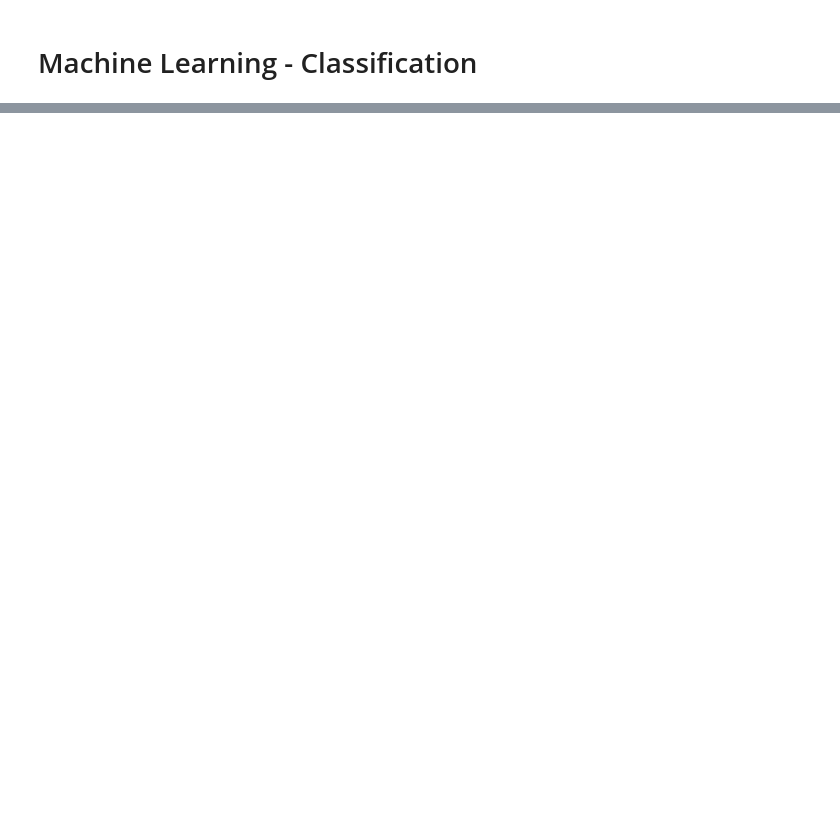
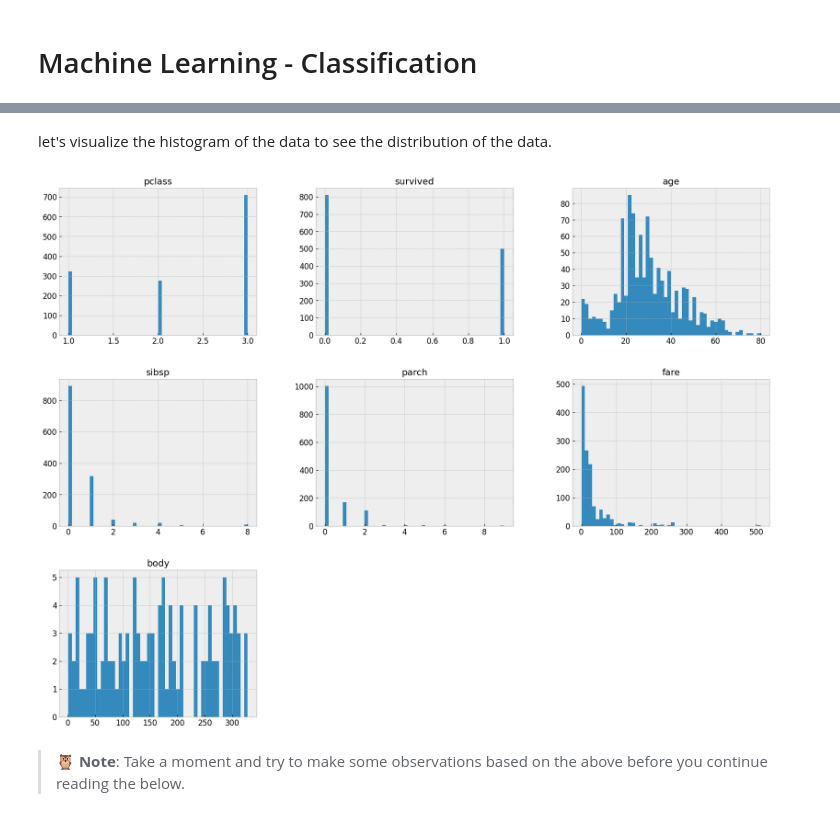
Before and after one commit to IT4063C-Fall22/Sandbox, a Jupyter notebook: modules/5.classification/sandbox.ipynb, the cells around one changed output, grey strips where cells are left out. Cells and saved outputs as stored; diff of their text form; code cells hidden in the pictures; blank space fills up the shorter version.

Commit message:
up to data splitting

```diff
--- a/modules/5.classification/sandbox.ipynb
+++ b/modules/5.classification/sandbox.ipynb
@@ -2,0 +12,30 @@
+# %%
+# in this cell, we'll import all the libraries and packages we'll need in this tutorial.
+
+# Python ≥3.10 is required
+import sys
+assert sys.version_info >= (3, 10)
+
+# Common imports
+import numpy as np
+import pandas as pd
+import os
+
+# Scikit Learn imports
+from sklearn.preprocessing import PolynomialFeatures
+from sklearn.linear_model import LinearRegression
+from sklearn.pipeline import make_pipeline
+
+# To plot pretty figures
+%matplotlib inline
+import matplotlib as mpl
+import matplotlib.pyplot as plt
+import seaborn as sns
+
+mpl.rc('axes', labelsize=14)
+mpl.rc('xtick', labelsize=12)
+mpl.rc('ytick', labelsize=12)
+plt.style.use("bmh")
+
+# to make this notebook's output stable across runs
+np.random.seed(42)
@@ -14,0 +99,10 @@ titanic.head()
+# %% [markdown]
+let's visualize the histogram of the data to see the distribution of the data.
+# %%
+# REMEMBER: number of bins indicate the number if intervals we want to divide our data into
+titanic.hist(bins=50, figsize=(20,15))
+plt.show()
+# %% [output]
+[figure, added]
+# %% [markdown]
+> 🦉 **Note**: Take a moment and try to make some observations based on the above before you continue reading the below.
```
Also changed, not shown: parts of 16 cells of this notebook, 4 other files.
